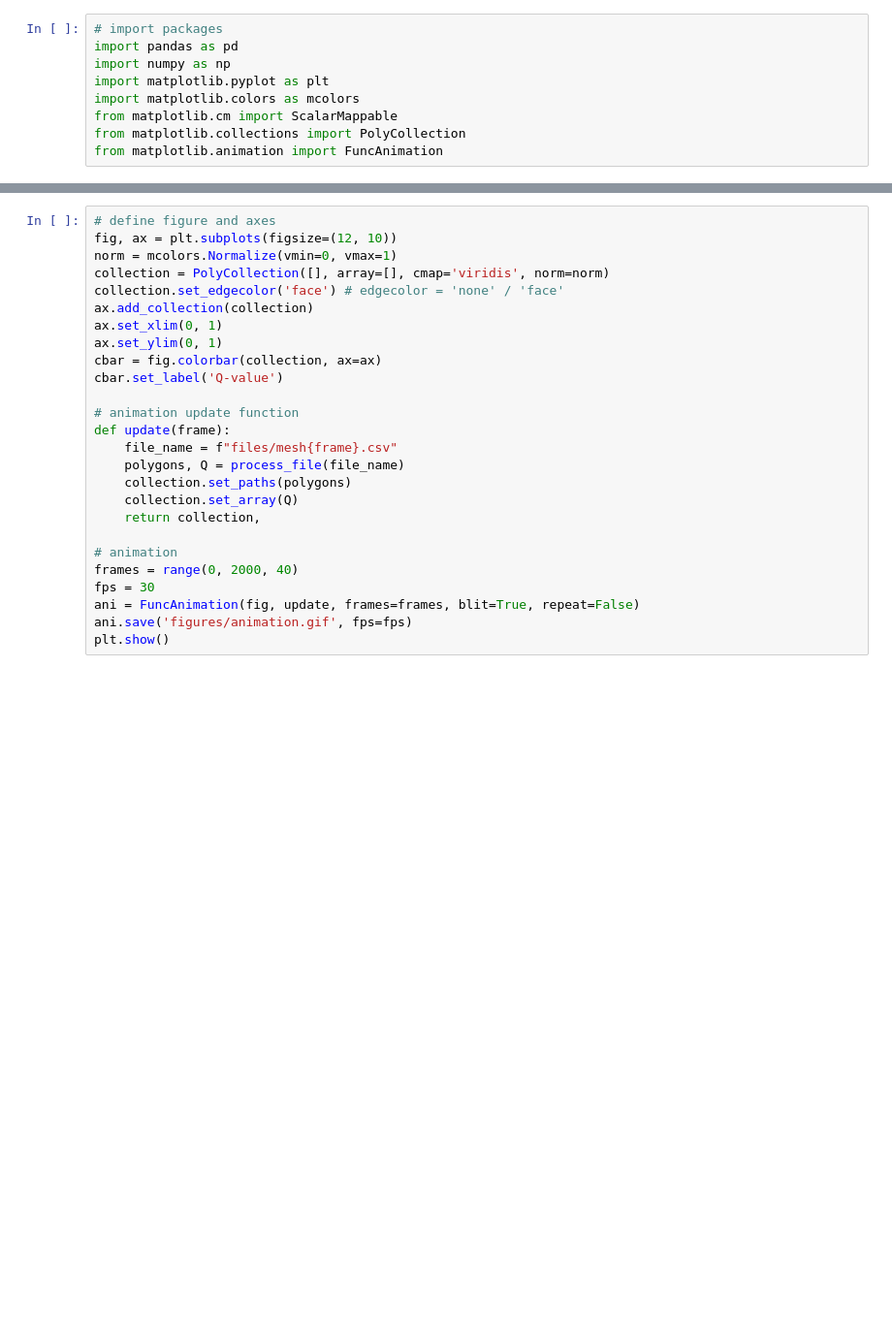
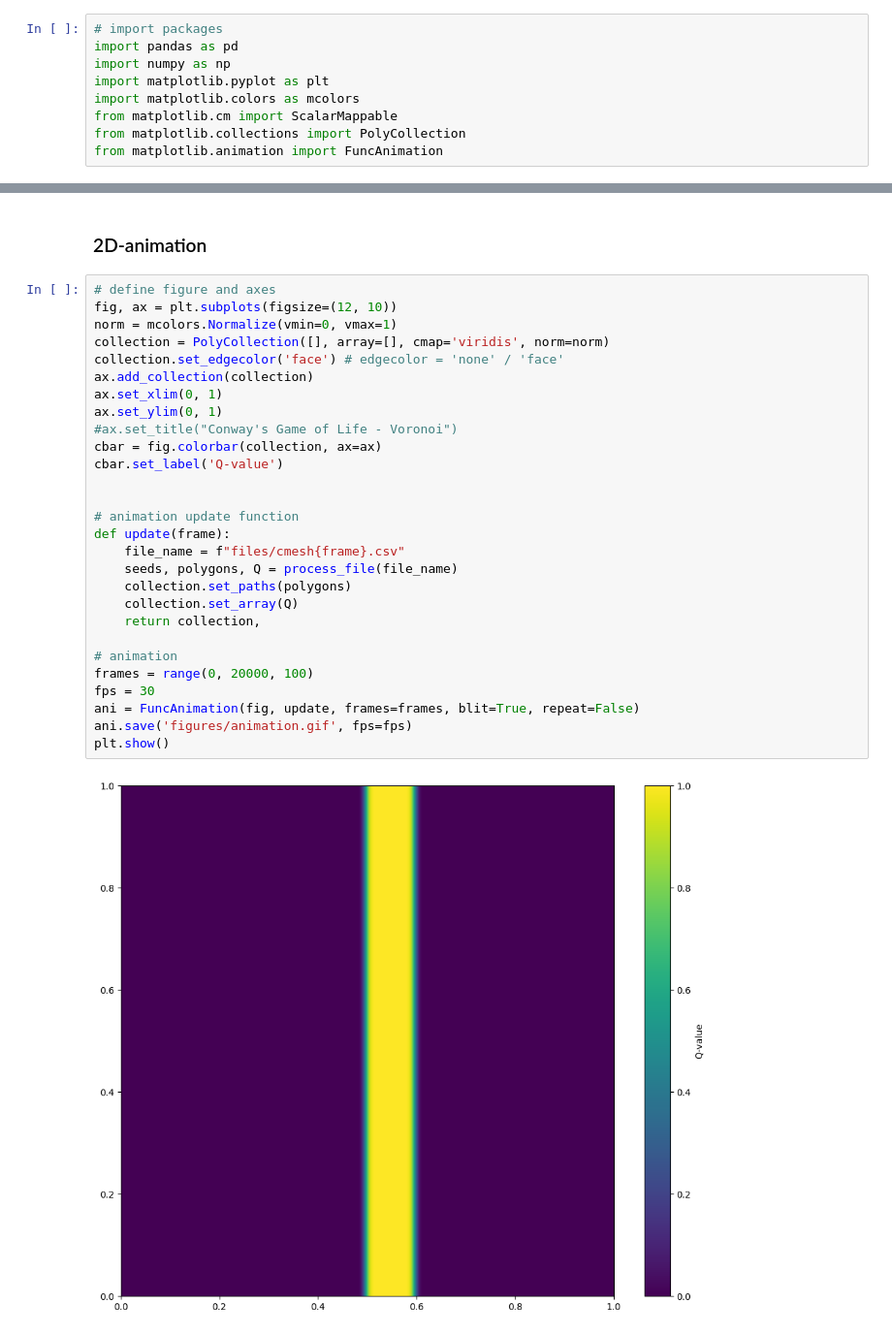
Before and after one commit to lucas56098/hydro_bsc_project, a Jupyter notebook: visualization.ipynb, the cells around one changed output, grey strips where cells are left out. Shown at 97% size. Saved outputs shown, nothing was run; the diff lists cells and outputs as text; blank space fills up the shorter version.

```diff
--- a/visualization.ipynb
+++ b/visualization.ipynb
@@ -40,26 +71,32 @@ plt.show()
+# %% [markdown]
+### 2D-animation
 # %%
 # define figure and axes
 fig, ax = plt.subplots(figsize=(12, 10))
 norm = mcolors.Normalize(vmin=0, vmax=1)
 collection = PolyCollection([], array=[], cmap='viridis', norm=norm)
 collection.set_edgecolor('face') # edgecolor = 'none' / 'face'
 ax.add_collection(collection)
 ax.set_xlim(0, 1)
 ax.set_ylim(0, 1)
+#ax.set_title("Conway's Game of Life - Voronoi")
 cbar = fig.colorbar(collection, ax=ax)
 cbar.set_label('Q-value')
 
+
 # animation update function
 def update(frame):
-    file_name = f"files/mesh{frame}.csv"
-    polygons, Q = process_file(file_name)
+    file_name = f"files/cmesh{frame}.csv"
+    seeds, polygons, Q = process_file(file_name)
     collection.set_paths(polygons)
     collection.set_array(Q)
     return collection,
 
 # animation
-frames = range(0, 2000, 40)
+frames = range(0, 20000, 100)
 fps = 30
 ani = FuncAnimation(fig, update, frames=frames, blit=True, repeat=False)
 ani.save('figures/animation.gif', fps=fps)
 plt.show()
+# %% [output]
+[figure, added]
```
Also changed, not shown: parts of 7 cells of this notebook, 27 other files.
